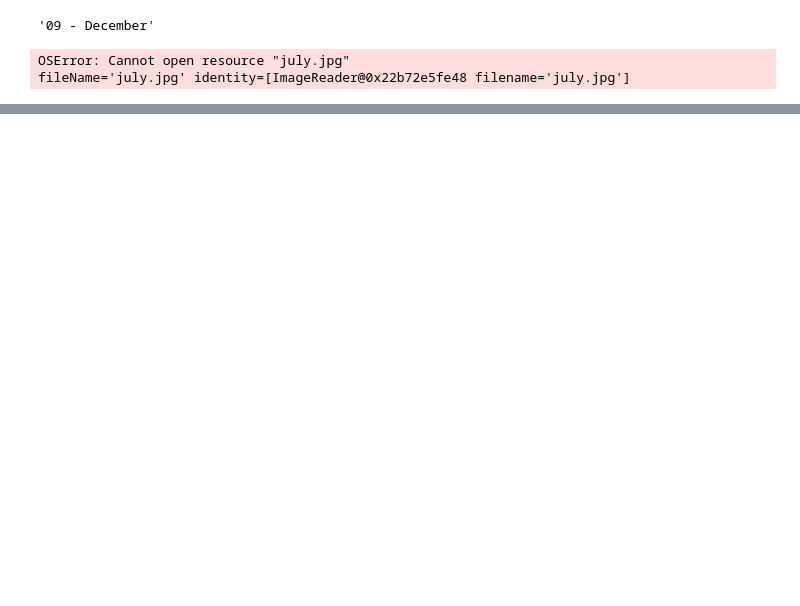
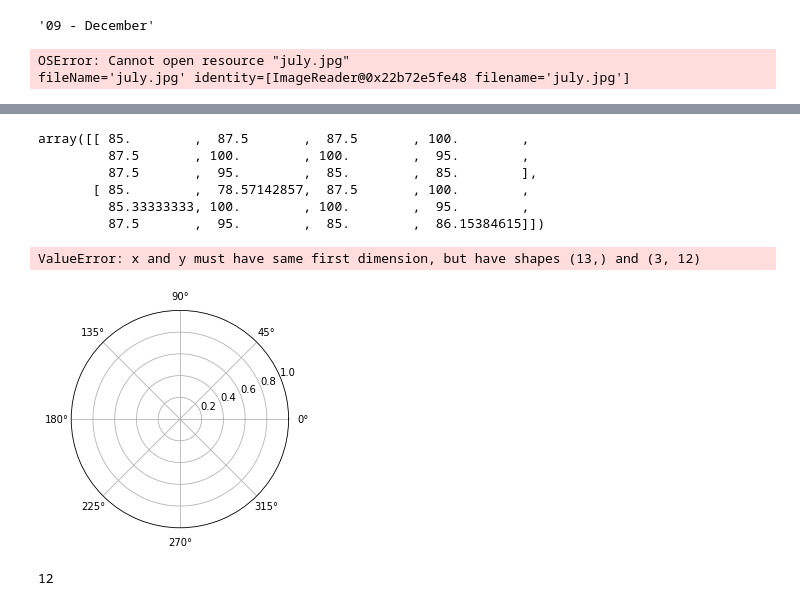
Before and after one commit to SkeyRahaman/Report-Card-Generator, a Jupyter notebook: Shakib's_Part.ipynb, the cells around one changed output, grey strips where cells are left out. Saved outputs shown, nothing was run; the diff lists cells and outputs as text; code cells hidden in the pictures; blank space fills up the shorter version.

```diff
--- a/Shakib's_Part.ipynb
+++ b/Shakib's_Part.ipynb
@@ -248,0 +253,2 @@ data.iloc[0:2]
+# %%
+data = backup
@@ -249 +261,4 @@ data.iloc[0:2]
+# %%
+data = data[data["Student"]=="Shakib"]
+data = data[data["Month"]=="August"]
 # %%
@@ -312,0 +366,6 @@ os.removedirs("C:\\Users\\Shakib\\CampusX-Files\\Shakib")
+# %%
+
+backup = backup[backup["Student"]=="Shakib"]
+one = return_me_the_df(data)
+two = return_me_the_df(backup)
+two
@@ -312,0 +409,15 @@ os.removedirs("C:\\Users\\Shakib\\CampusX-Files\\Shakib")
+# %%
+one = return_me_the_df(data)
+two = return_me_the_df(backup)
+three = two[two['Type'].isin(one['Type'].values)]
+one.index = one['Type']
+one.drop(columns={'Type'},inplace=True)
+three.index = three['Type']
+three.drop(columns={'Type'},inplace=True)
+three.rename(columns={'Points':'Points_all','FM':'FM_all'},inplace=True)
+four = pd.concat([one,three],axis = 1,)
+four['per'] = (four['Points']/four['FM']*100).values
+four['per_all'] = round(four['Points_all']/four['FM_all']*100).values
+four.drop(columns={'Points','FM','Points_all','FM_all'},inplace=True)
+#four.transpose()
+four
@@ -312,0 +439,31 @@ os.removedirs("C:\\Users\\Shakib\\CampusX-Files\\Shakib")
+# %%
+four.transpose().values
+# %% [output]
+array([[ 85.        ,  87.5       ,  87.5       , 100.        ,
+         87.5       , 100.        , 100.        ,  95.        ,
+         87.5       ,  95.        ,  85.        ,  85.        ],
+       [ 85.        ,  78.57142857,  87.5       , 100.        ,
+         85.33333333, 100.        , 100.        ,  95.        ,
+         87.5       ,  95.        ,  85.        ,  86.15384615]])
+# %%
+labels=np.array(four["per"].index)
+#lol = np.array(marks["Percentage"].values,marks["Percentage_ALL"].values)
+stats = four.transpose().values
+angles=np.linspace(0, 2*np.pi, len(labels), endpoint=False)
+# close the plot
+stats=np.concatenate((stats,[stats[0]]))
+angles=np.concatenate((angles,[angles[0]]))
+fig=plt.figure()
+ax = fig.add_subplot(111, polar=True)
+ax.plot(angles, stats, 'o-', linewidth=2)
+ax.fill(angles, stats, alpha=0.25)
+ax.set_thetagrids(angles * 180/np.pi, labels)
+#ax.set_title("Shakib")
+ax.grid(True)
+# %% [output]
+ValueError: x and y must have same first dimension, but have shapes (13,) and (3, 12)
+[figure, added]
+# %%
+len(four["per"].index)
+# %% [output]
+12
```
Also changed, not shown: parts of 20 cells of this notebook, 16 other files.
